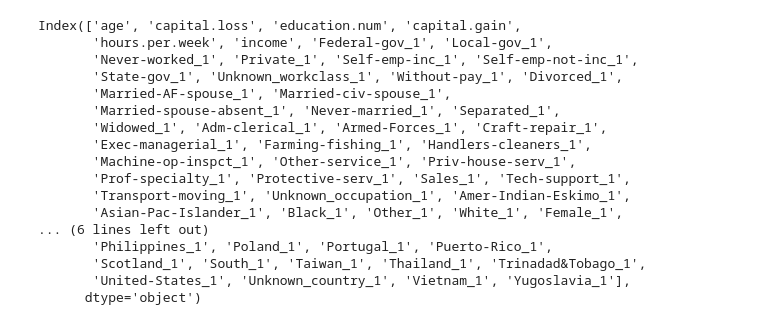
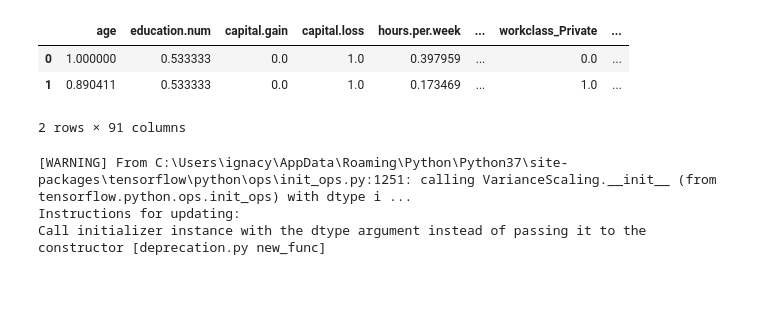
Before and after one commit to istepka/MCSECE, a Jupyter notebook: src/carla_case_study.ipynb, the cells around one changed output. Cells and saved outputs as stored; diff of their text form; code cells hidden in the pictures; blank space fills up the shorter version.

```diff
--- a/src/carla_case_study.ipynb
+++ b/src/carla_case_study.ipynb
@@ -88,49 +9,0 @@ array([[1., 0.],
-# %%
-from carla.data.catalog import CsvCatalog
-
-continuous = ['age', 'capital.loss', 'education.num', 'capital.gain', 'hours.per.week']
-categorical = ['Federal-gov', 'Local-gov', 'Never-worked', 'Private',
-       'Self-emp-inc', 'Self-emp-not-inc', 'State-gov', 'Unknown_workclass',
-       'Without-pay', 'Divorced', 'Married-AF-spouse', 'Married-civ-spouse',
-       'Married-spouse-absent', 'Never-married', 'Separated', 'Widowed',
-       'Adm-clerical', 'Armed-Forces', 'Craft-repair', 'Exec-managerial',
-       'Farming-fishing', 'Handlers-cleaners', 'Machine-op-inspct',
-       'Other-service', 'Priv-house-serv', 'Prof-specialty', 'Protective-serv',
-       'Sales', 'Tech-support', 'Transport-moving', 'Unknown_occupation',
-       'Amer-Indian-Eskimo', 'Asian-Pac-Islander', 'Black', 'Other', 'White',
-       'Female', 'Male', 'Cambodia', 'Canada', 'China', 'Columbia', 'Cuba',
-       'Dominican-Republic', 'Ecuador', 'El-Salvador', 'England', 'France',
-       'Germany', 'Greece', 'Guatemala', 'Haiti', 'Holand-Netherlands',
-       'Honduras', 'Hong', 'Hungary', 'India', 'Iran', 'Ireland', 'Italy',
-       'Jamaica', 'Japan', 'Laos', 'Mexico', 'Nicaragua',
-       'Outlying-US(Guam-USVI-etc)', 'Peru', 'Philippines', 'Poland',
-       'Portugal', 'Puerto-Rico', 'Scotland', 'South', 'Taiwan', 'Thailand',
-       'Trinadad&Tobago', 'United-States', 'Unknown_country', 'Vietnam',
-       'Yugoslavia']
-immutable = ["Female", "Male", 'age']
-
-dataset = CsvCatalog(file_path="../data/adult_cleaned.csv",
-                     continuous=continuous,
-                     categorical=categorical,
-                     immutables=immutable,
-                     target='income')
-
-dataset.df_train.columns
-# %% [output]
-Index(['age', 'capital.loss', 'education.num', 'capital.gain',
-       'hours.per.week', 'income', 'Federal-gov_1', 'Local-gov_1',
-       'Never-worked_1', 'Private_1', 'Self-emp-inc_1', 'Self-emp-not-inc_1',
-       'State-gov_1', 'Unknown_workclass_1', 'Without-pay_1', 'Divorced_1',
-       'Married-AF-spouse_1', 'Married-civ-spouse_1',
-       'Married-spouse-absent_1', 'Never-married_1', 'Separated_1',
-       'Widowed_1', 'Adm-clerical_1', 'Armed-Forces_1', 'Craft-repair_1',
-       'Exec-managerial_1', 'Farming-fishing_1', 'Handlers-cleaners_1',
-       'Machine-op-inspct_1', 'Other-service_1', 'Priv-house-serv_1',
-       'Prof-specialty_1', 'Protective-serv_1', 'Sales_1', 'Tech-support_1',
-       'Transport-moving_1', 'Unknown_occupation_1', 'Amer-Indian-Eskimo_1',
-       'Asian-Pac-Islander_1', 'Black_1', 'Other_1', 'White_1', 'Female_1',
-... (6 lines left out)
-       'Philippines_1', 'Poland_1', 'Portugal_1', 'Puerto-Rico_1',
-       'Scotland_1', 'South_1', 'Taiwan_1', 'Thailand_1', 'Trinadad&Tobago_1',
-       'United-States_1', 'Unknown_country_1', 'Vietnam_1', 'Yugoslavia_1'],
-      dtype='object')
@@ -147,3 +17,31 @@ dataset = CsvCatalog(file_path="../data/adult.csv",
+# %%
+from carla.data.catalog import CsvCatalog
+import json
+
+with open('../data/adult_constraints.json', 'r') as f:
+    constraints = json.load(f)
+
+continuous = constraints['continuous']
+categorical = constraints['categorical']
+immutable = constraints['immutable']
+columns_order = constraints['features_order']
+
+dataset = CsvCatalog(file_path="../data/adult_prep.csv",
+                    continuous=continuous,
+                    categorical=categorical,
+                    immutables=immutable,
+                    target='income')
+
+dataset.df.head(2)
+# %% [output]
+|  | age | education.num | capital.gain | capital.loss | hours.per.week | ... | workclass_Private | ... |
+| 0 | 1.000000 | 0.533333 | 0.0 | 1.0 | 0.397959 | ... | 0.0 | ... |
+| 1 | 0.890411 | 0.533333 | 0.0 | 1.0 | 0.173469 | ... | 1.0 | ... |
+2 rows × 91 columns
 # %%
 from models.tfmodel import TFModelAdult
 model = TFModelAdult(dataset)
+# %% [output]
+[WARNING] From C:\Users\ignacy\AppData\Roaming\Python\Python37\site-packages\tensorflow\python\ops\init_ops.py:1251: calling VarianceScaling.__init__ (from tensorflow.python.ops.init_ops) with dtype i ...
+Instructions for updating:
+Call initializer instance with the dtype argument instead of passing it to the constructor [deprecation.py new_func]
```
Also changed, not shown: parts of 23 cells of this notebook, 8 other files.
